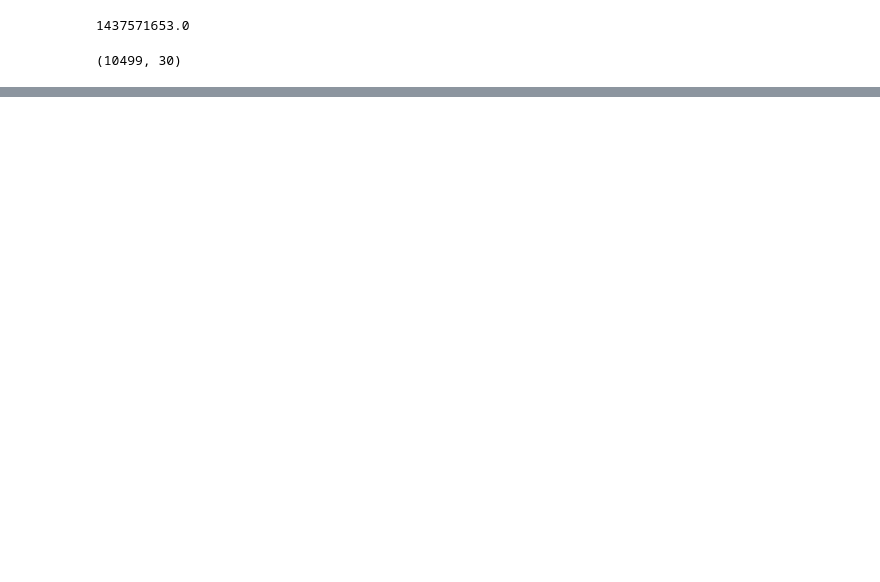
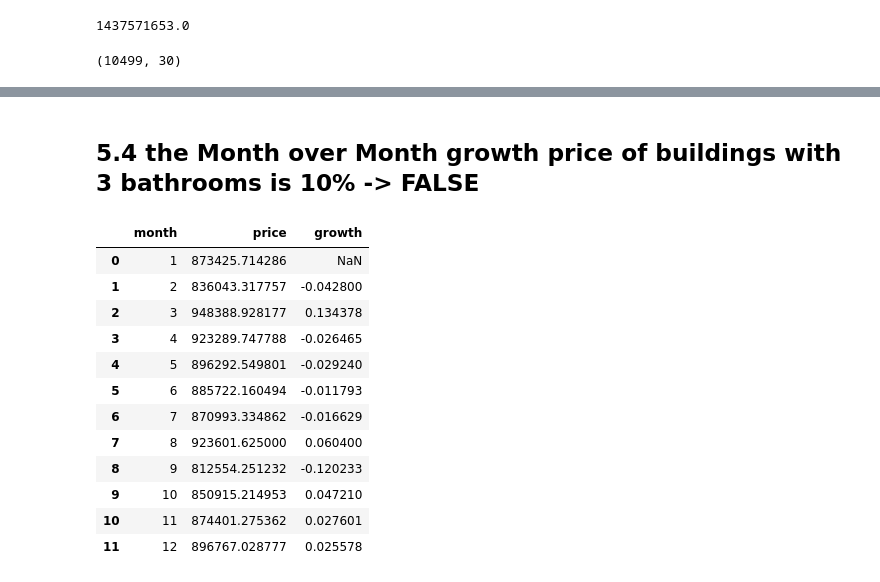
Before and after one commit to danjaca/insight-house-rocket, a Jupyter notebook: house-rocket-stepbystep.ipynb, the cells around one changed output, grey strips where cells are left out. Drawn from its saved outputs; the diff is of its cells as text; code cells hidden in the pictures; blank space fills up the shorter version.

```diff
--- a/house-rocket-stepbystep.ipynb
+++ b/house-rocket-stepbystep.ipynb
@@ -95,6 +97,7 @@ dtype: object
 # %%
 data['date'] = pd.to_datetime(data['date'])
 data['month'] = pd.to_datetime(data['date']).dt.month
+data['year'] = pd.to_datetime(data['date']).dt.year
 data['bathrooms'] = data['bathrooms'].astype('int64')
 data.dtypes
 # %% [output]
@@ -376,0 +419,20 @@ AttributeError: module 'matplotlib.pyplot' has no attribute 'barplot'
+# %% [markdown]
+## 5.4 the Month over Month growth price of buildings with 3 bathrooms is 10% -> FALSE
+# %%
+h4 = data[['price','month']].loc[data['bathrooms'] == 3].groupby(['month']).mean().reset_index()
+h4['growth'] = h4['price'].pct_change()
+h4
+# %% [output]
+|  | month | price | growth |
+| 0 | 1 | 873425.714286 | NaN |
+| 1 | 2 | 836043.317757 | -0.042800 |
+| 2 | 3 | 948388.928177 | 0.134378 |
+| 3 | 4 | 923289.747788 | -0.026465 |
+| 4 | 5 | 896292.549801 | -0.029240 |
+| 5 | 6 | 885722.160494 | -0.011793 |
+| 6 | 7 | 870993.334862 | -0.016629 |
+| 7 | 8 | 923601.625000 | 0.060400 |
+| 8 | 9 | 812554.251232 | -0.120233 |
+| 9 | 10 | 850915.214953 | 0.047210 |
+| 10 | 11 | 874401.275362 | 0.027601 |
+| 11 | 12 | 896767.028777 | 0.025578 |
```
Also changed, not shown: parts of 17 cells of this notebook.
